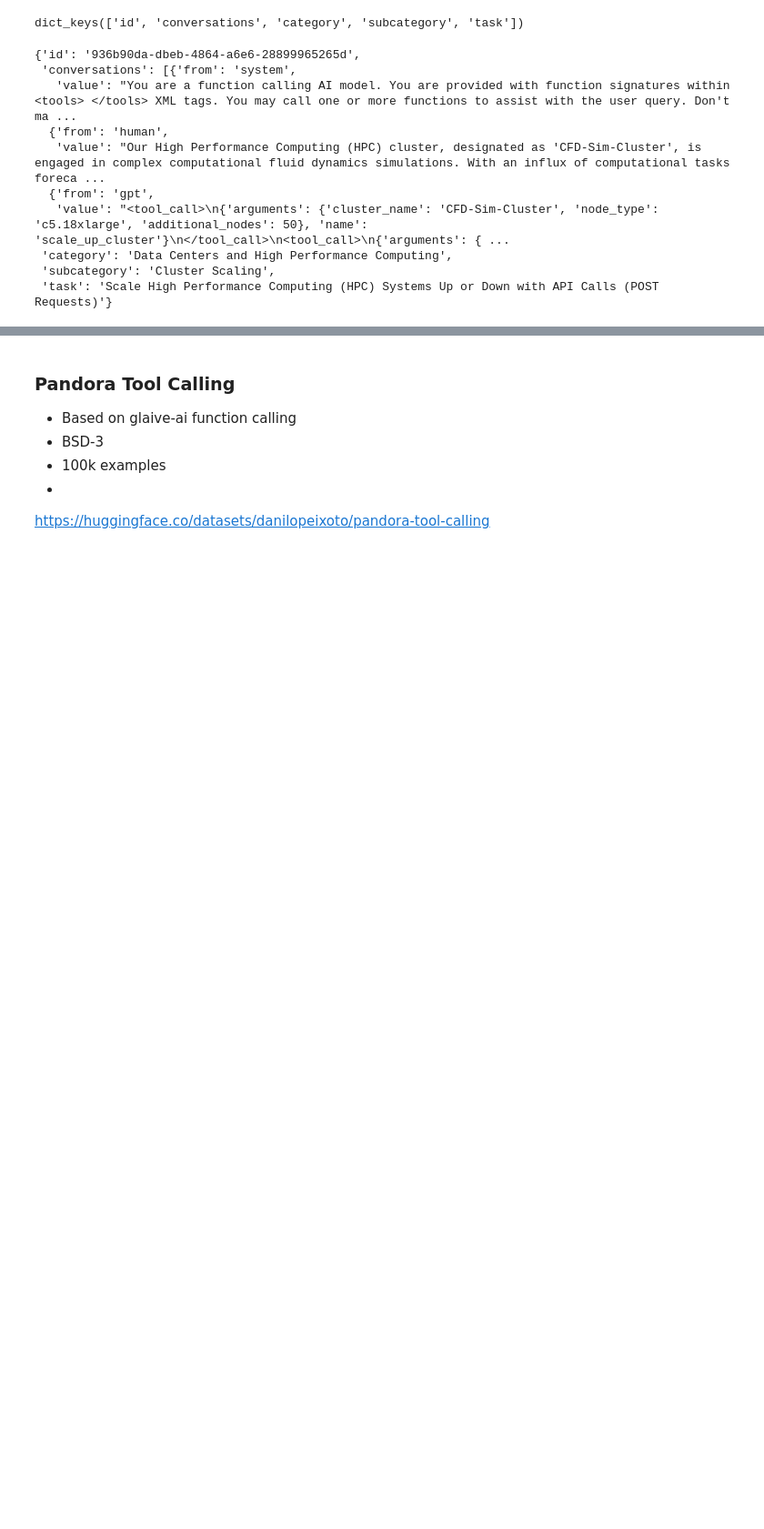
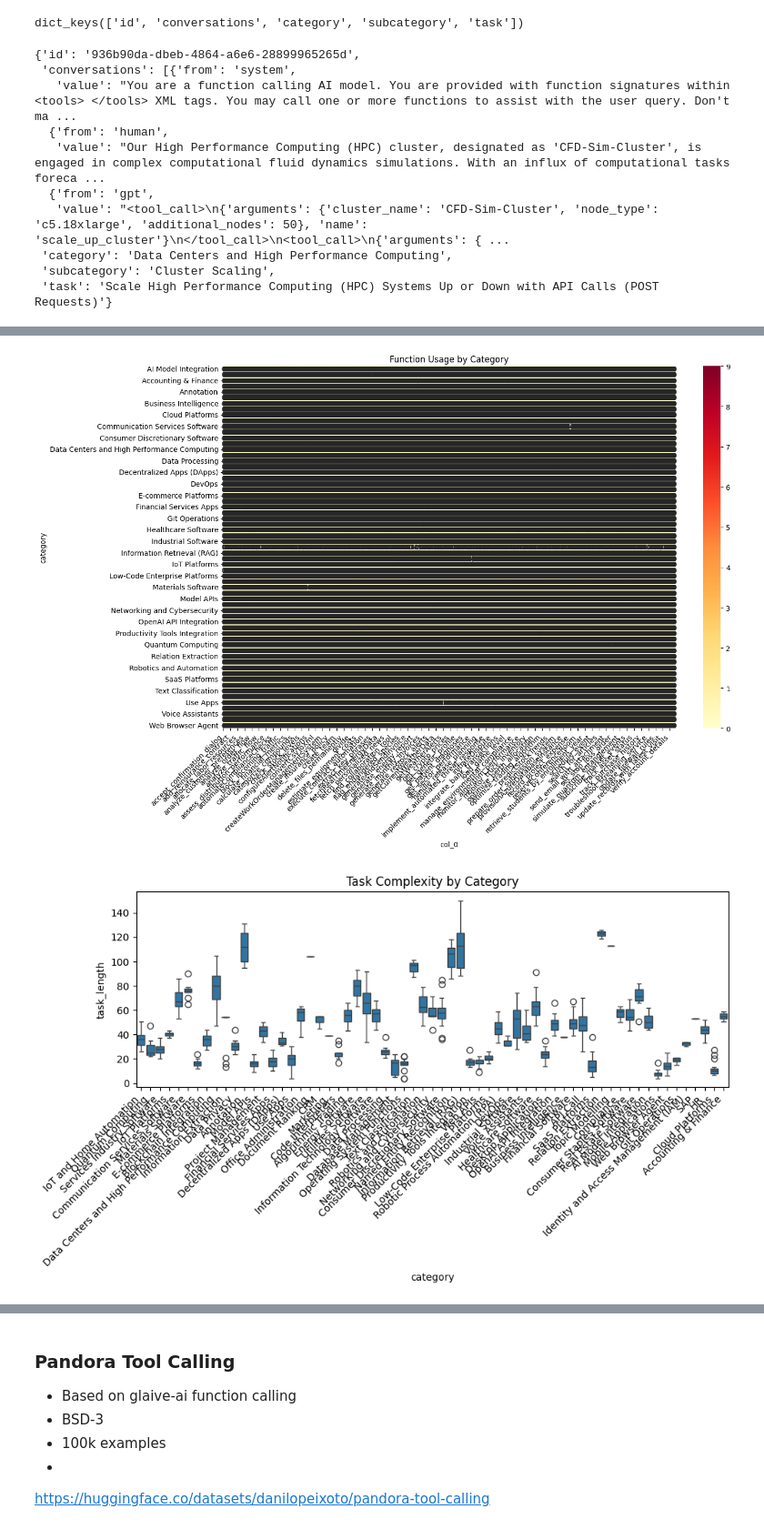
Before and after one commit to meta-llama/llama-recipes, a Jupyter notebook: end-to-end-use-cases/data-tool/Looking_at_Datasets.ipynb, the cells around one changed output, grey strips where cells are left out. Shown at 91% size. Cells and saved outputs as stored; diff of their text form; code cells hidden in the pictures; blank space fills up the shorter version.

```diff
--- a/end-to-end-use-cases/data-tool/Looking_at_Datasets.ipynb
+++ b/end-to-end-use-cases/data-tool/Looking_at_Datasets.ipynb
@@ -58,0 +288,22 @@ d['train']['category']
+# %%
+function_matrix = pd.crosstab(df['category'],
+                            pd.Series([f for funcs in df['called_functions'] for f in funcs]))
+
+plt.figure(figsize=(15, 10))
+sns.heatmap(function_matrix, cmap='YlOrRd', annot=True, fmt='d')
+plt.title('Function Usage by Category')
+plt.xticks(rotation=45, ha='right')
+plt.tight_layout()
+plt.show()
+
+# Task Complexity Analysis
+df['task_length'] = df['task'].str.len()
+plt.figure(figsize=(10, 6))
+sns.boxplot(x='category', y='task_length', data=df)
+plt.xticks(rotation=45, ha='right')
+plt.title('Task Complexity by Category')
+plt.tight_layout()
+plt.show()
+# %% [output]
+[figure, added]
+[figure, added]
```
Also changed, not shown: parts of 65 cells of this notebook.
